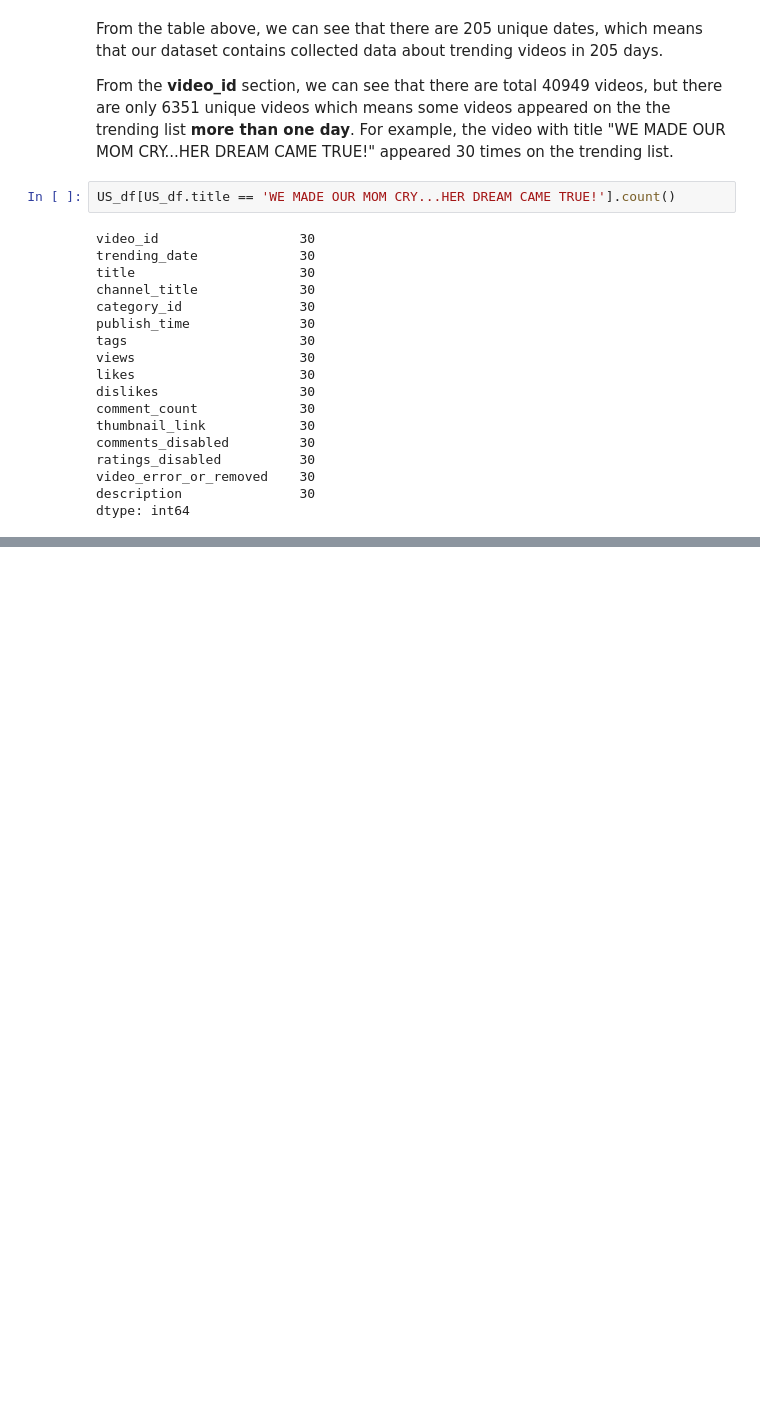
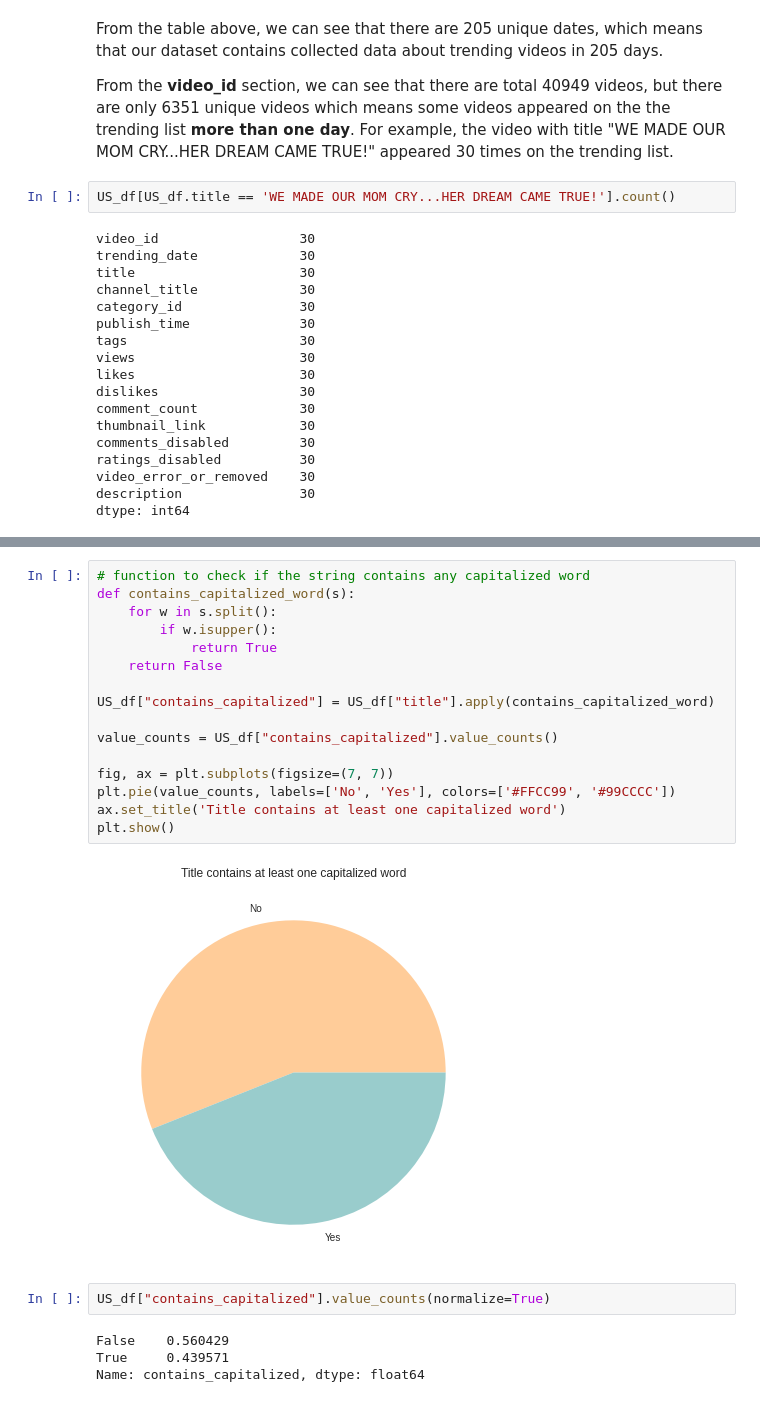
Before and after one commit to KieuSonTung/Data_Preparation, a Jupyter notebook: Youtube_Trending_Data.ipynb, the cells around one changed output, grey strips where cells are left out. Saved outputs shown, nothing was run; the diff lists cells and outputs as text; blank space fills up the shorter version.

```diff
--- a/Youtube_Trending_Data.ipynb
+++ b/Youtube_Trending_Data.ipynb
@@ -282,0 +287,24 @@ US_df[US_df.title == 'Justice League - Movie Review']
+# %%
+# function to check if the string contains any capitalized word
+def contains_capitalized_word(s):
+    for w in s.split():
+        if w.isupper():
+            return True
+    return False
+
+US_df["contains_capitalized"] = US_df["title"].apply(contains_capitalized_word)
+
+value_counts = US_df["contains_capitalized"].value_counts()
+
+fig, ax = plt.subplots(figsize=(7, 7))
+plt.pie(value_counts, labels=['No', 'Yes'], colors=['#FFCC99', '#99CCCC'])
+ax.set_title('Title contains at least one capitalized word')
+plt.show()
+# %% [output]
+[figure, added]
+# %%
+US_df["contains_capitalized"].value_counts(normalize=True)
+# %% [output]
+False    0.560429
+True     0.439571
+Name: contains_capitalized, dtype: float64
```
Also changed, not shown: parts of 13 cells of this notebook.
